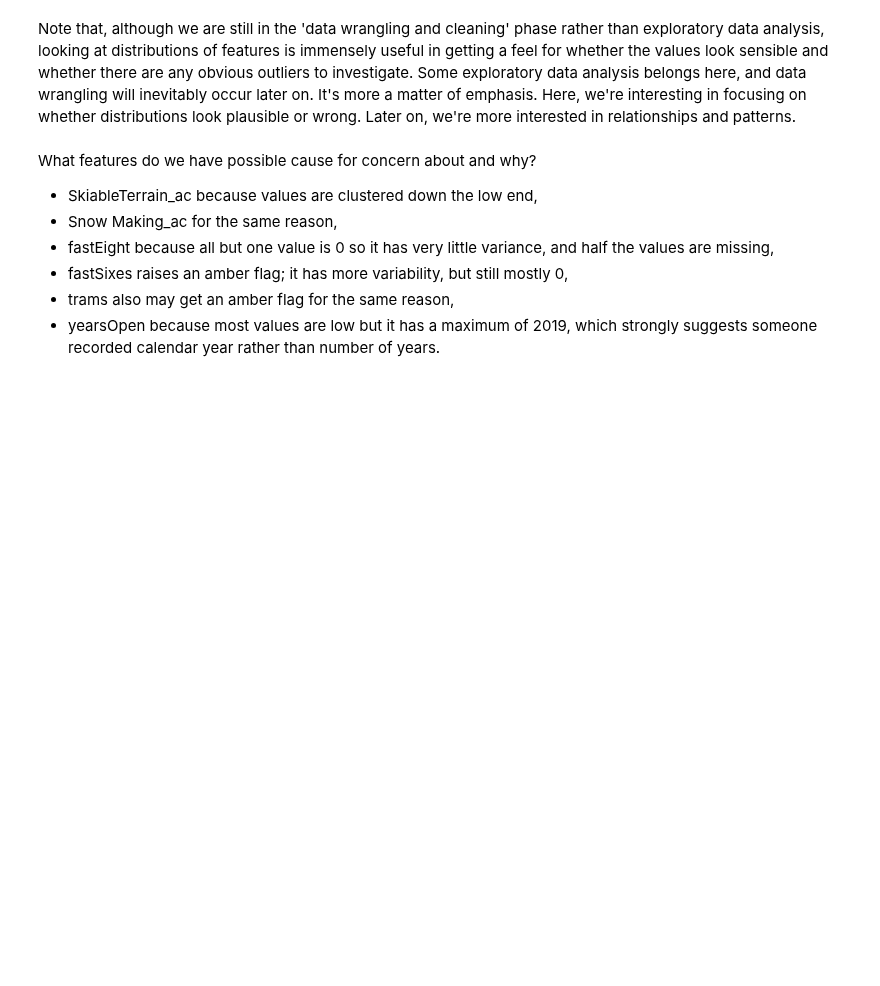
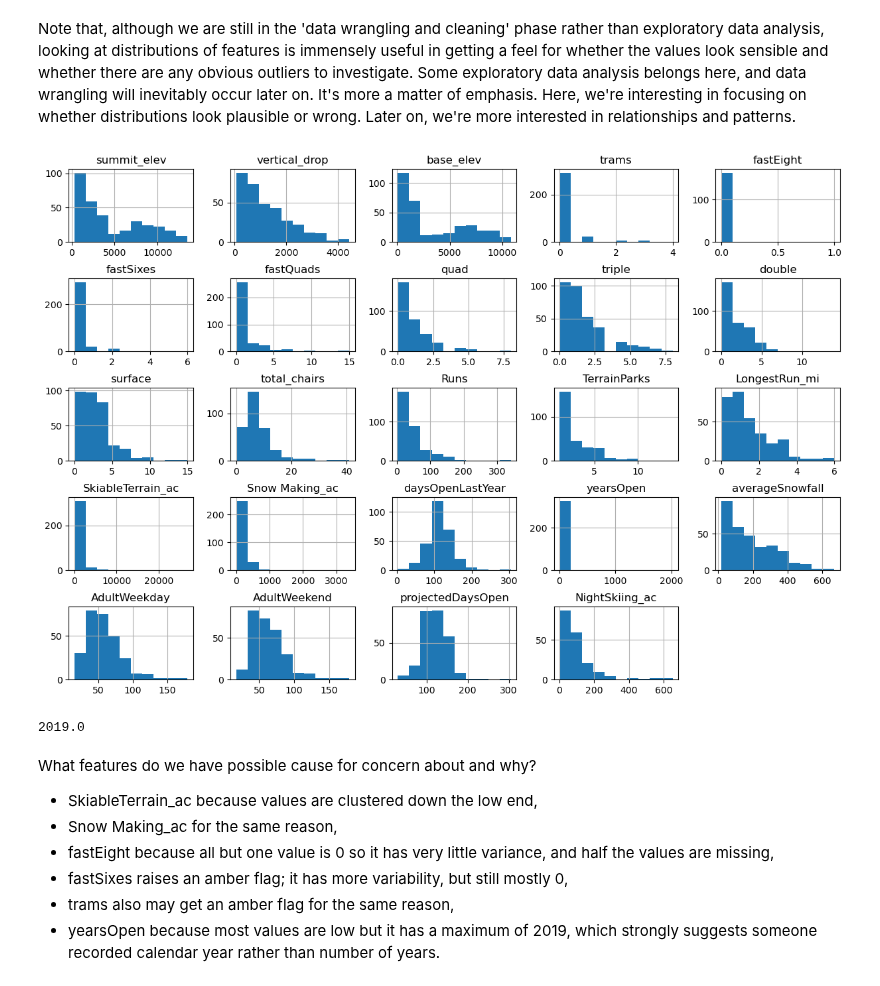
Before and after one commit to keb101/Image-Classification-Indian-Clothing, a Jupyter notebook: 02_data_wrangling.ipynb, the cells around one changed output. Saved outputs shown, nothing was run; the diff lists cells and outputs as text; code cells hidden in the pictures; blank space fills up the shorter version.

```diff
--- a/02_data_wrangling.ipynb
+++ b/02_data_wrangling.ipynb
@@ -427,12 +529,18 @@ Note that, although we are still in the 'data wrangling and cleaning' phase rath
 # %%
 #Code task 18#
 #Call ski_data's `hist` method to plot histograms of each of the numeric features
 #Try passing it an argument figsize=(15,10)
 #Try calling plt.subplots_adjust() with an argument hspace=0.5 to adjust the spacing
 #It's important you create legible and easy-to-read plots
 ski_data.hist(figsize=(15,10))
-#plt.subplots_adjust(hspace=.5);
+plt.subplots_adjust(hspace=.5);
 #Hint: notice how the terminating ';' "swallows" some messy output and leads to a tidier notebook
+# %% [output]
+[figure, added]
+# %%
+ski_data['yearsOpen'].max()
+# %% [output]
+2019.0
 # %% [markdown]
 What features do we have possible cause for concern about and why?
 
```
Also changed, not shown: parts of 40 cells of this notebook.
